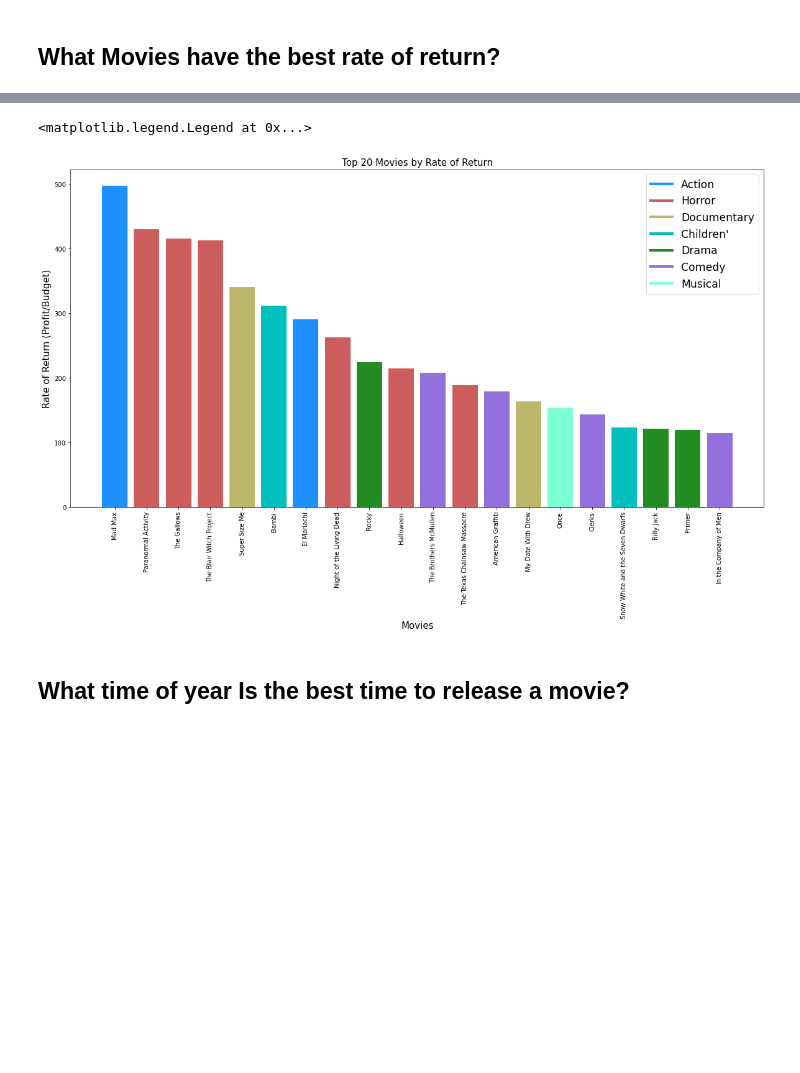
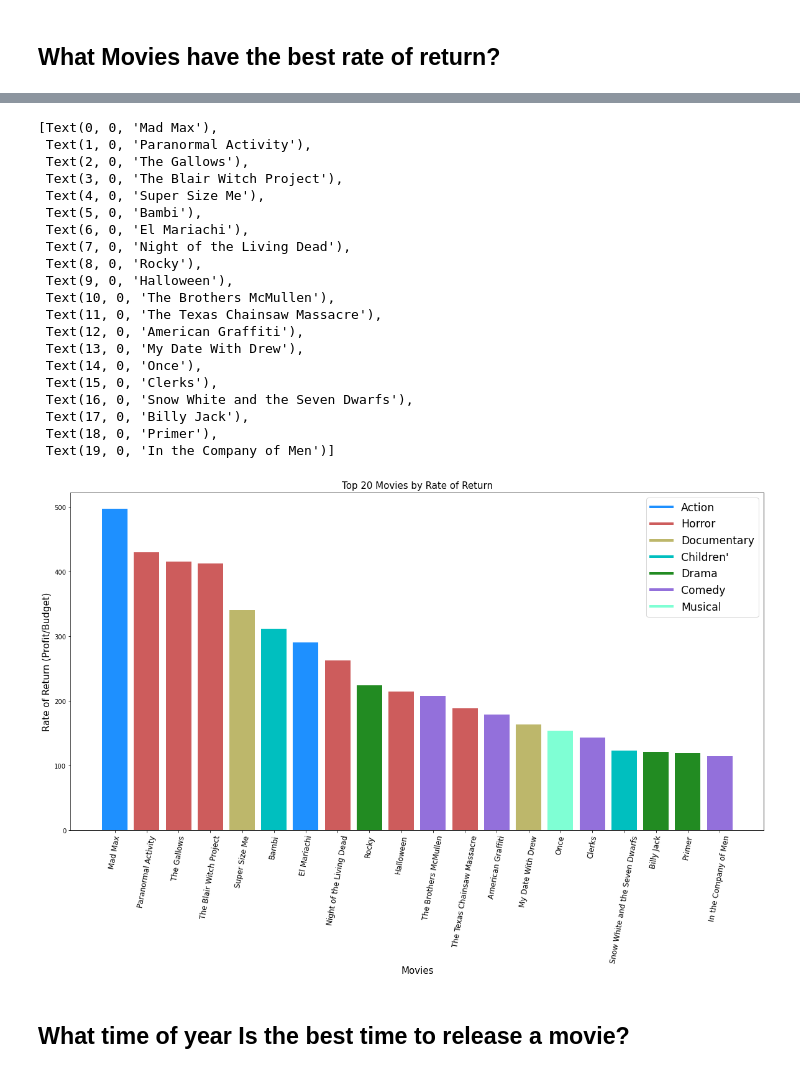
Before and after one commit to camdeman/MMA, a Jupyter notebook: Movies_Cameron.ipynb, the cells around one changed output, grey strips where cells are left out. Drawn from its saved outputs; the diff is of its cells as text; code cells hidden in the pictures; blank space fills up the shorter version.

Commit message:
tick fixes

```diff
--- a/Movies_Cameron.ipynb
+++ b/Movies_Cameron.ipynb
@@ -178,33 +178,54 @@ top_20_rate_of_return
 # %%
 # Plot a bar graph of the most common names
 fig, ax = plt.subplots(figsize = (20,10))
 
 
 ax.bar(top_20_rate_of_return['movie'], top_20_rate_of_return['return_rate'] , color = ['dodgerblue','indianred','indianred','indianred','darkkhaki','c','dodgerblue','indianred','forestgreen','indianred','mediumpurple','indianred','mediumpurple','darkkhaki','aquamarine','mediumpurple','c','forestgreen','forestgreen','mediumpurple'])
 
 # Add labels for x and y axes
 ax.set_xlabel('Movies', fontsize = 15)
 ax.set_ylabel('Rate of Return (Profit/Budget)', fontsize = 15)
 
 #setting color
 custom_lines = [Line2D([0], [0], color="dodgerblue", lw=4),
                 Line2D([0], [0], color="indianred", lw=4),
                 Line2D([0], [0], color="darkkhaki", lw=4),
                 Line2D([0], [0], color="c", lw=4),
                 Line2D([0], [0], color="forestgreen", lw=4),
                 Line2D([0], [0], color="mediumpurple", lw=4),
                 Line2D([0], [0], color="aquamarine", lw=4)]
 
 # Add a title for the plot
 ax.set_title('Top 20 Movies by Rate of Return', fontsize=15)
 
-ax.tick_params(axis='x', labelrotation = 90)
+ax.tick_params(axis='x', labelrotation = 80)
 
 # add a legend
 plt.legend(custom_lines, ['Action', 'Horror', 'Documentary', 'Children\'','Drama','Comedy','Musical'], fontsize="xx-large") ###
+
+ax.set_xticklabels(top_20_rate_of_return['movie'], fontsize = 12)
 # %% [output]
-<matplotlib.legend.Legend at 0x...>
+[Text(0, 0, 'Mad Max'),
+ Text(1, 0, 'Paranormal Activity'),
+ Text(2, 0, 'The Gallows'),
+ Text(3, 0, 'The Blair Witch Project'),
+ Text(4, 0, 'Super Size Me'),
+ Text(5, 0, 'Bambi'),
+ Text(6, 0, 'El Mariachi'),
+ Text(7, 0, 'Night of the Living Dead'),
+ Text(8, 0, 'Rocky'),
+ Text(9, 0, 'Halloween'),
+ Text(10, 0, 'The Brothers McMullen'),
+ Text(11, 0, 'The Texas Chainsaw Massacre'),
+ Text(12, 0, 'American Graffiti'),
+ Text(13, 0, 'My Date With Drew'),
+ Text(14, 0, 'Once'),
+ Text(15, 0, 'Clerks'),
+ Text(16, 0, 'Snow White and the Seven Dwarfs'),
+ Text(17, 0, 'Billy Jack'),
+ Text(18, 0, 'Primer'),
+ Text(19, 0, 'In the Company of Men')]
-[figure, old version]
+[figure, new version]
 # %% [markdown]
 ## What time of year Is the best time to release a movie?
 # %%
```
Also changed, not shown: 1 other file.
